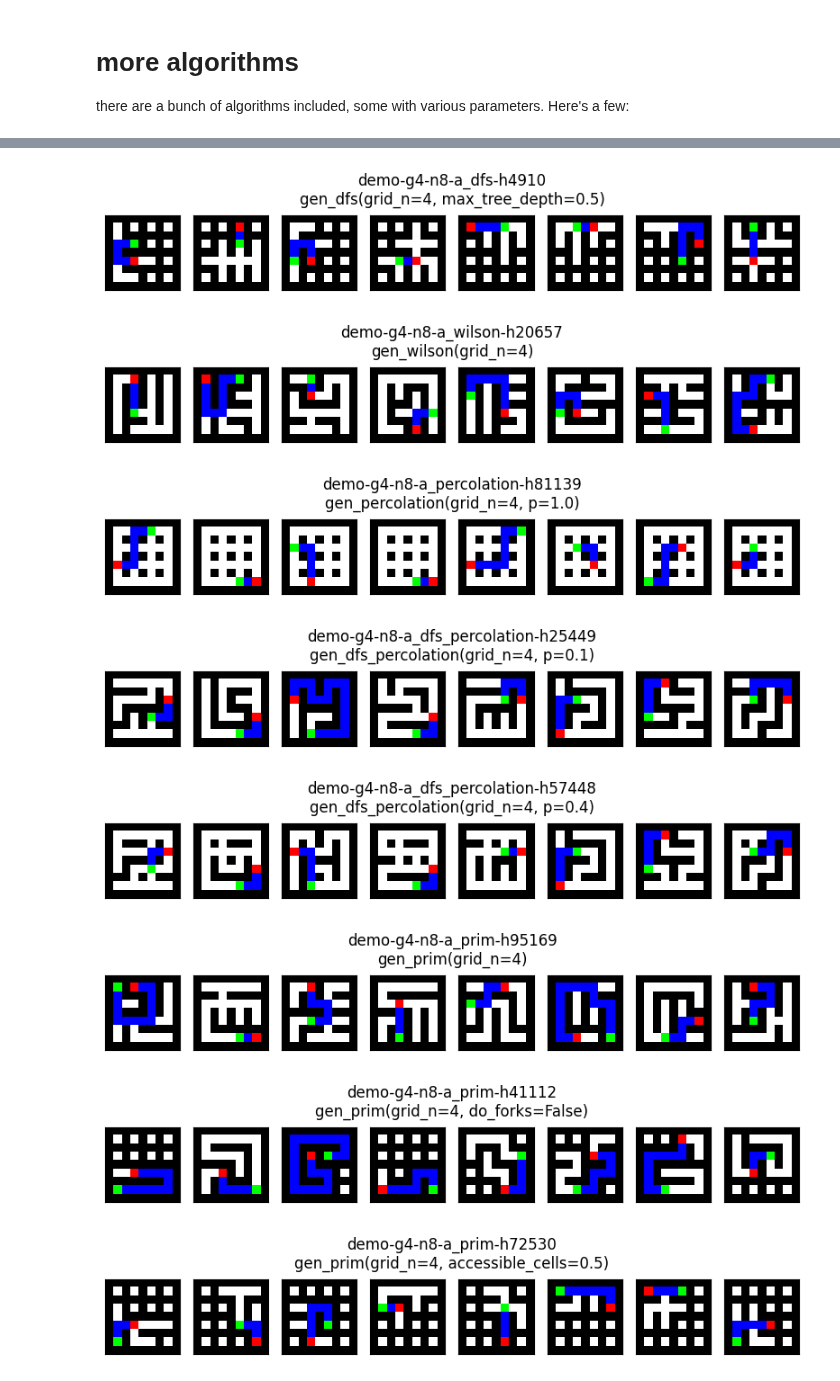
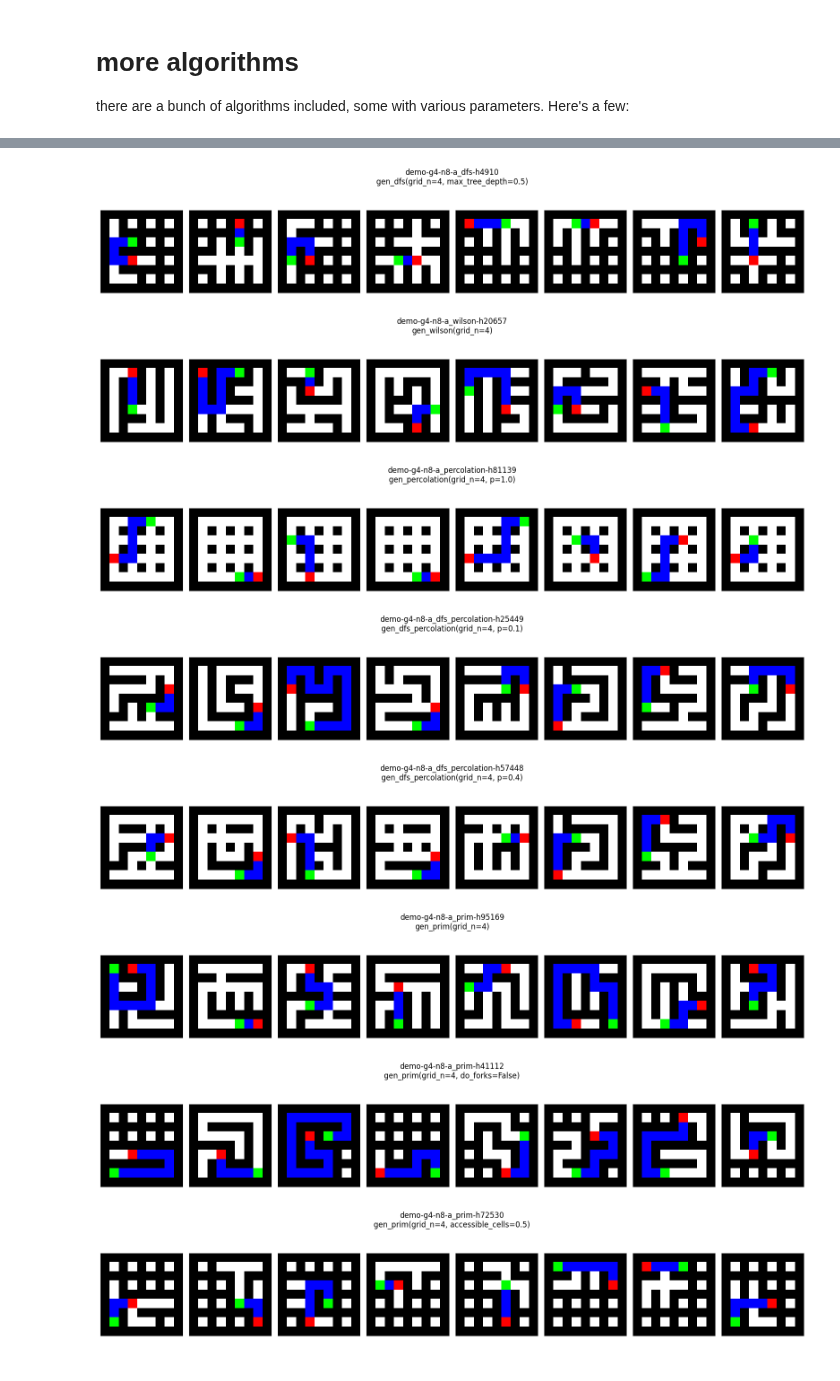
Before and after one commit to understanding-search/maze-dataset, a Jupyter notebook: notebooks/demo_dataset.ipynb, the cells around one changed output, grey strips where cells are left out. Saved outputs shown, nothing was run; the diff lists cells and outputs as text; code cells hidden in the pictures.

Commit message:
minor fixes to figsize to make it less blurry in demo notebook

```diff
--- a/notebooks/demo_dataset.ipynb
+++ b/notebooks/demo_dataset.ipynb
@@ -171,7 +171,7 @@ pprint_summary(metadata)
 there are a bunch of algorithms included, some with various parameters. Here's a few:
 # %%
 DATASETS: dict[int, list[MazeDataset]] = dict()
-for grid_n in [4, 8, 16, 32]:
+for grid_n in [4, 8]:
 	DATASETS[grid_n] = list()
 	for gen_name, gen_kwargs in DEFAULT_GENERATORS:
 		print(f"Generating {gen_name} for grid_n={grid_n}")
@@ -209,7 +209,5 @@ Generating gen_prim for grid_n=32
 # %%
 for g, ds_list in DATASETS.items():
     for ds in ds_list:
-        fig, ax = plot_dataset_mazes(ds)
-        # save the figure
-        fig.savefig(f"figs/{ds.cfg.to_fname()}.png")
+        plot_dataset_mazes(ds, figsize_mult=(2, 4))
 # %% [output]
@@ -219,8 +217,8 @@ for g, ds_list in DATASETS.items():
-[figure, old version]
+[figure, new version]
-[figure, old version]
+[figure, new version]
-[figure, old version]
+[figure, new version]
-[figure, old version]
+[figure, new version]
-[figure, old version]
+[figure, new version]
-[figure, old version]
+[figure, new version]
-[figure, old version]
+[figure, new version]
-[figure, old version]
+[figure, new version]
```
Also changed, not shown: parts of 2 cells of this notebook, 1 other file.
